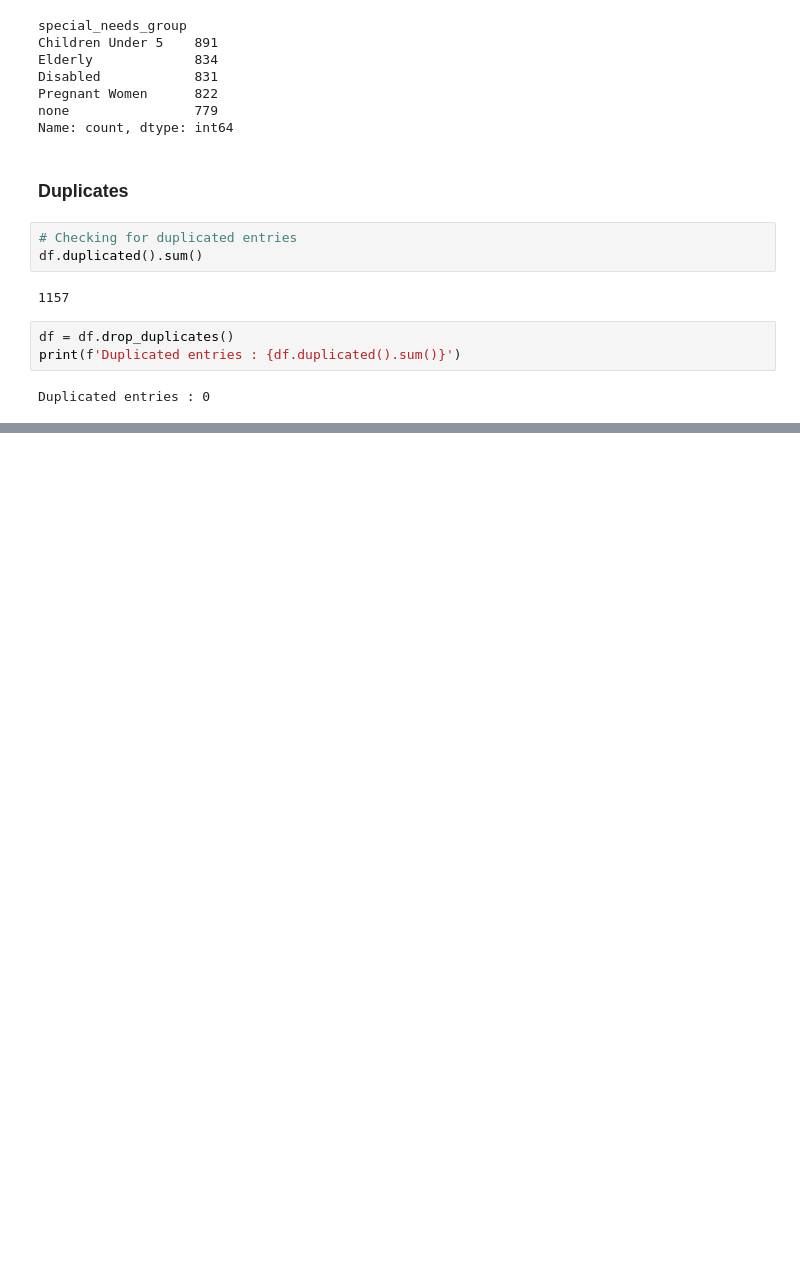
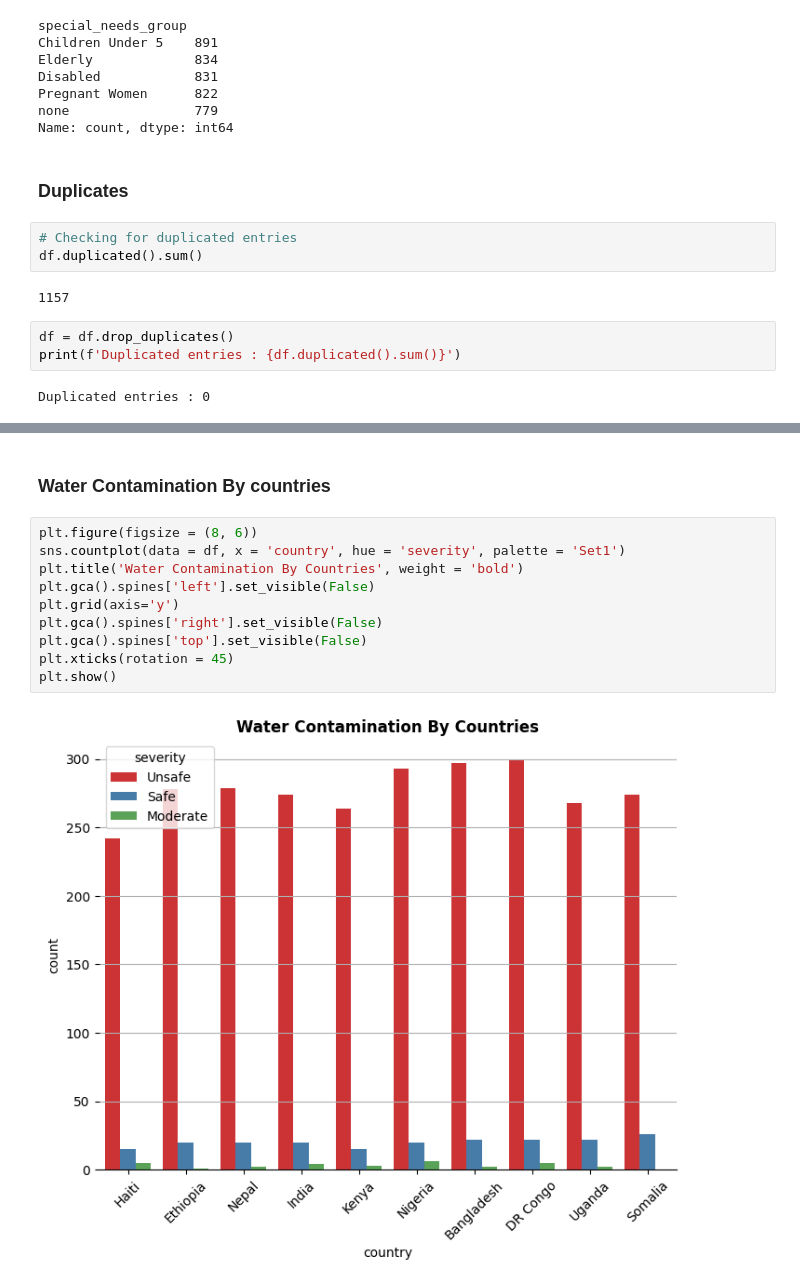
Before and after one commit to lewismwaki/cleanwaterai, a Jupyter notebook: notebooks/06_nlp_model_training.ipynb, the cells around one changed output, grey strips where cells are left out. Saved outputs shown, nothing was run; the diff lists cells and outputs as text; blank space fills up the shorter version.

```diff
--- a/notebooks/06_nlp_model_training.ipynb
+++ b/notebooks/06_nlp_model_training.ipynb
@@ -116,0 +139,14 @@ Duplicated entries : 0
+# %% [markdown]
+### Water Contamination By countries
+# %%
+plt.figure(figsize = (8, 6))
+sns.countplot(data = df, x = 'country', hue = 'severity', palette = 'Set1')
+plt.title('Water Contamination By Countries', weight = 'bold')
+plt.gca().spines['left'].set_visible(False)
+plt.grid(axis='y')
+plt.gca().spines['right'].set_visible(False)
+plt.gca().spines['top'].set_visible(False)
+plt.xticks(rotation = 45)
+plt.show()
+# %% [output]
+[figure, added]
```
Also changed, not shown: parts of 9 cells of this notebook.
